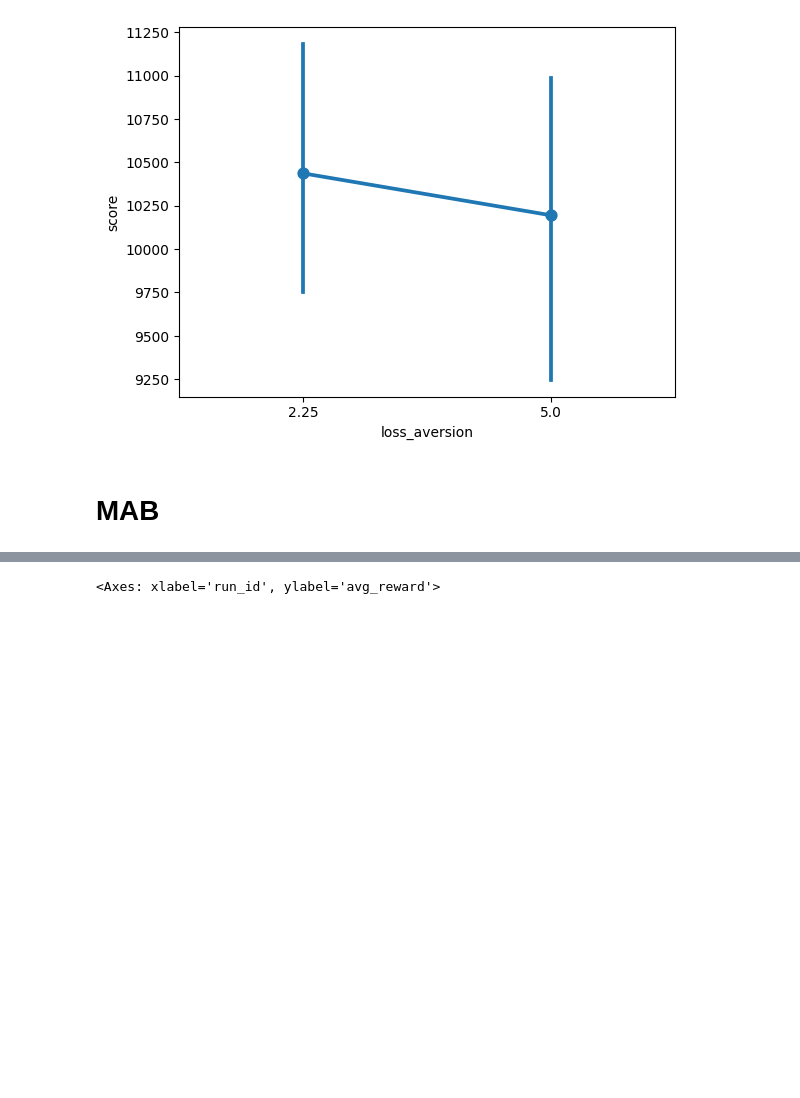
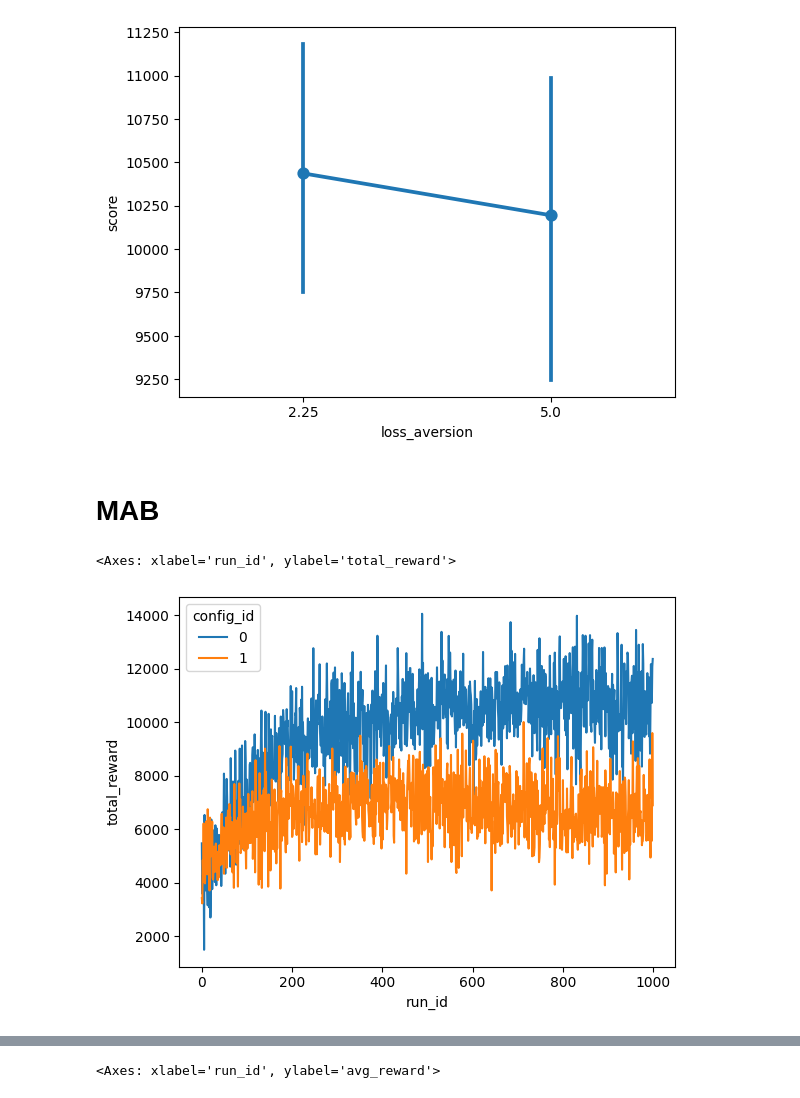
Before and after one commit to LaurinBrechter/personalized-pricing, a Jupyter notebook: results/results_analysis.ipynb, the cells around one changed output, grey strips where cells are left out. Drawn from its saved outputs; the diff is of its cells as text; code cells hidden in the pictures; blank space fills up the shorter version.

```diff
--- a/results/results_analysis.ipynb
+++ b/results/results_analysis.ipynb
@@ -313,6 +303,16 @@ sns.pointplot(
 mab_log = pd.read_csv("mab_log.csv")
 mab_arms = pd.read_csv("mab_arms.csv")
 # %%
-mab_log.groupby("run_id").agg(
+mab_res = mab_log.groupby(["config_id", "run_id"]).agg(
     total_reward=('reward', 'sum'),
 )
+# %%
+sns.lineplot(
+    x="run_id",
+    y="total_reward",
+    data=mab_res,
+    hue="config_id",
+)
+# %% [output]
+<Axes: xlabel='run_id', ylabel='total_reward'>
+[figure, added]
```
Also changed, not shown: parts of 8 cells of this notebook, 10 other files.
